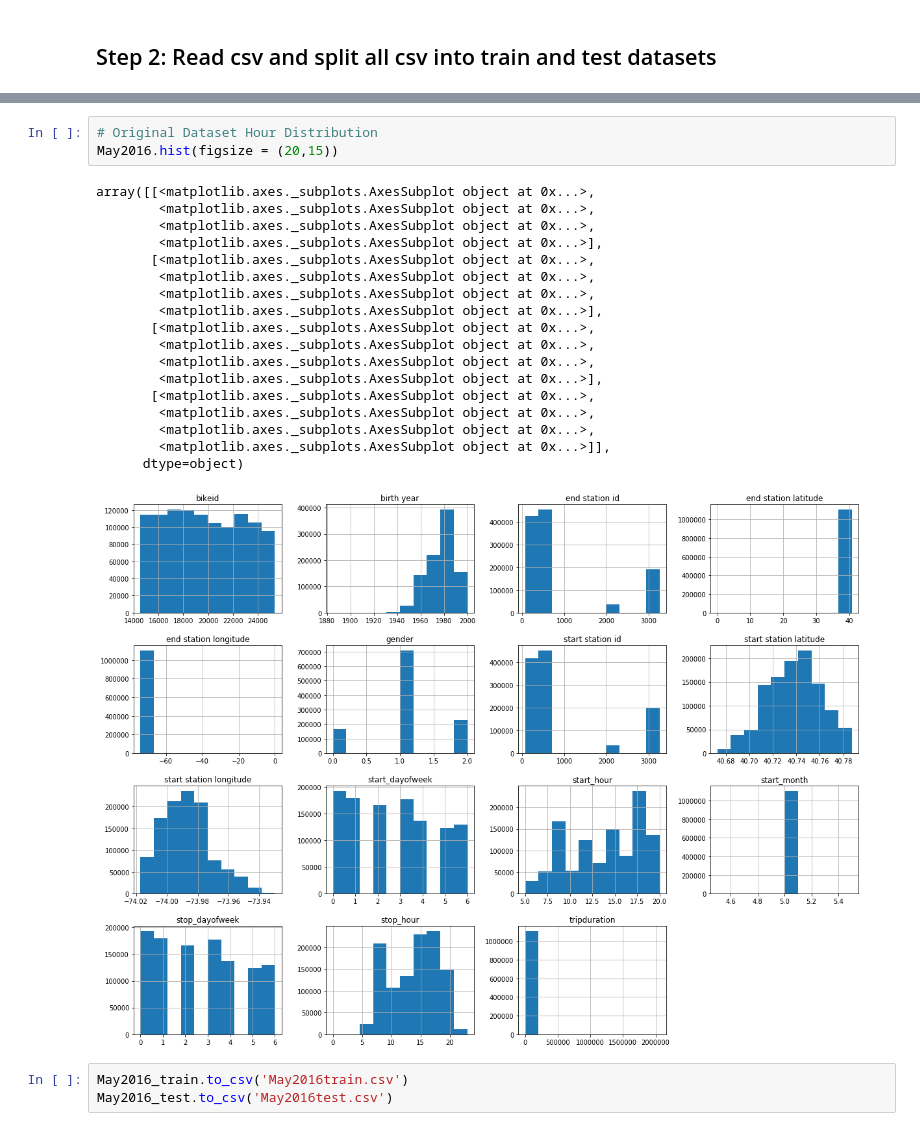
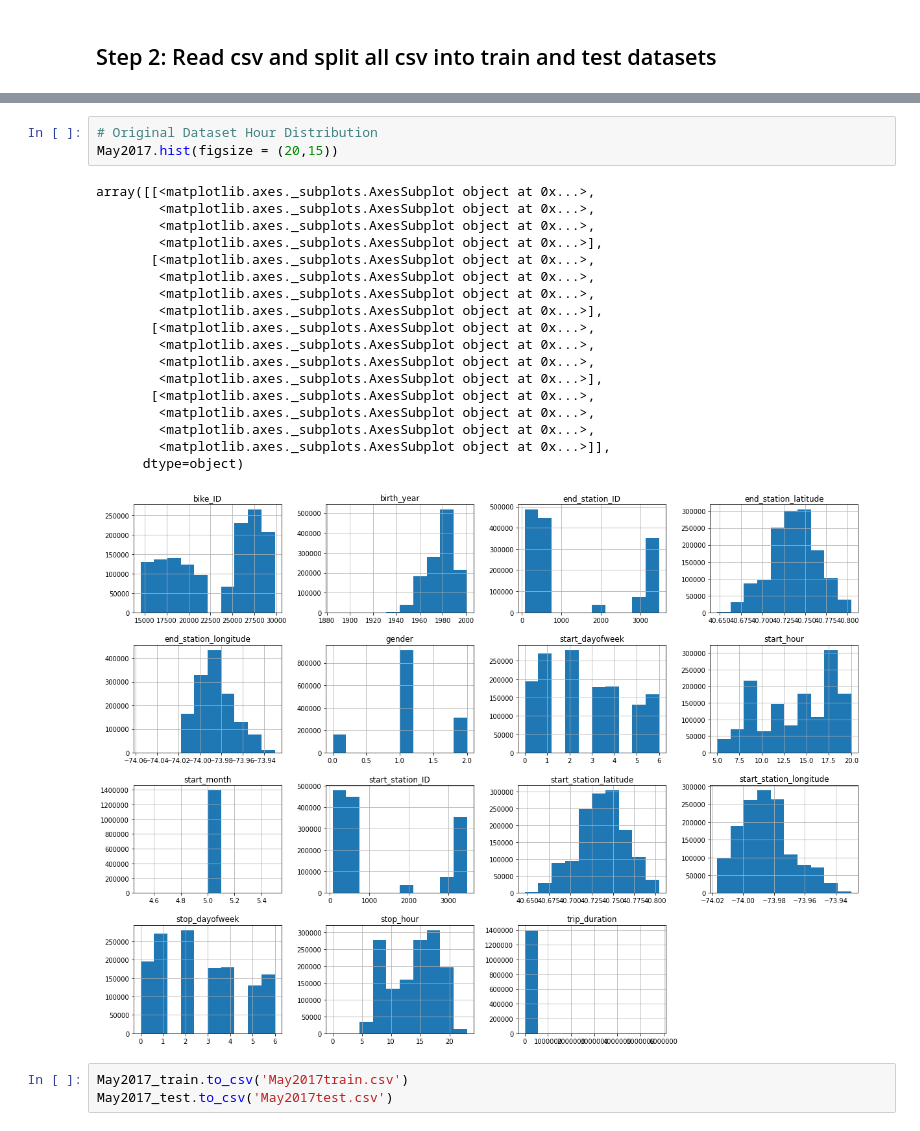
Before and after one commit to zhangym1256/Citi-Bike-Capstone, a Jupyter notebook: may/May_notebook.ipynb, the cells around one changed output, grey strips where cells are left out. Drawn from its saved outputs; the diff is of its cells as text.

```diff
--- a/may/May_notebook.ipynb
+++ b/may/May_notebook.ipynb
@@ -145,25 +174,25 @@ array([[<matplotlib.axes._subplots.AxesSubplot object at 0x...>,
 # %%
 # Original Dataset Hour Distribution
-May2016.hist(figsize = (20,15))
+May2017.hist(figsize = (20,15))
 # %% [output]
 array([[<matplotlib.axes._subplots.AxesSubplot object at 0x...>,
         <matplotlib.axes._subplots.AxesSubplot object at 0x...>,
         <matplotlib.axes._subplots.AxesSubplot object at 0x...>,
         <matplotlib.axes._subplots.AxesSubplot object at 0x...>],
        [<matplotlib.axes._subplots.AxesSubplot object at 0x...>,
         <matplotlib.axes._subplots.AxesSubplot object at 0x...>,
         <matplotlib.axes._subplots.AxesSubplot object at 0x...>,
         <matplotlib.axes._subplots.AxesSubplot object at 0x...>],
        [<matplotlib.axes._subplots.AxesSubplot object at 0x...>,
         <matplotlib.axes._subplots.AxesSubplot object at 0x...>,
         <matplotlib.axes._subplots.AxesSubplot object at 0x...>,
         <matplotlib.axes._subplots.AxesSubplot object at 0x...>],
        [<matplotlib.axes._subplots.AxesSubplot object at 0x...>,
         <matplotlib.axes._subplots.AxesSubplot object at 0x...>,
         <matplotlib.axes._subplots.AxesSubplot object at 0x...>,
         <matplotlib.axes._subplots.AxesSubplot object at 0x...>]],
       dtype=object)
-[figure, old version]
+[figure, new version]
 # %%
-May2016_train.to_csv('May2016train.csv')
-May2016_test.to_csv('May2016test.csv')
+May2017_train.to_csv('May2017train.csv')
+May2017_test.to_csv('May2017test.csv')
```
Also changed, not shown: parts of 13 cells of this notebook, 2 other files.
